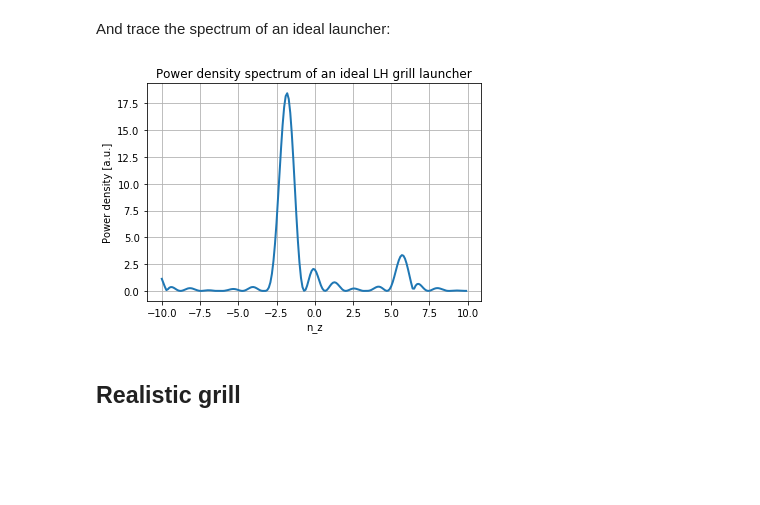
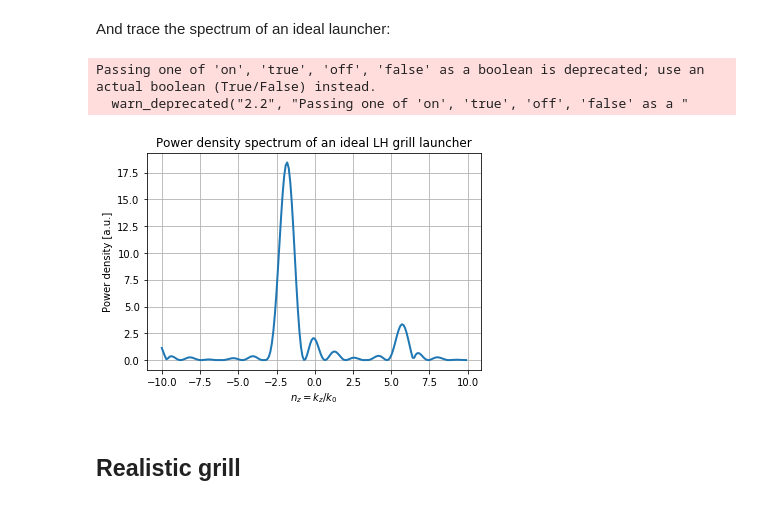
Before and after one commit to Hash--/documents, a Jupyter notebook: notebooks/TP Master Fusion/LH-Hands-on-multijunction.ipynb, the cells around one changed output. Drawn from its saved outputs; the diff is of its cells as text; code cells hidden in the pictures; blank space fills up the shorter version.

```diff
--- a/notebooks/TP Master Fusion/LH-Hands-on-multijunction.ipynb
+++ b/notebooks/TP Master Fusion/LH-Hands-on-multijunction.ipynb
@@ -75,14 +75,18 @@ And trace the spectrum of an ideal launcher:
 # %%
 nz, dP_ideal = ideal_spectrum(b=8e-3, e=2e-3, phi=pi/2, N=6)
 
 
 plot(nz, abs(dP_ideal), lw=2)
-xlabel('n_z');
+xlabel('$n_z=k_z/k_0$');
 ylabel('Power density [a.u.]');
 title('Power density spectrum of an ideal LH grill launcher')
 grid('on')
+
+plt.savefig('multijunction_ideal_spectrum.png', dpi=150)
 # %% [output]
+Passing one of 'on', 'true', 'off', 'false' as a boolean is deprecated; use an actual boolean (True/False) instead.
+  warn_deprecated("2.2", "Passing one of 'on', 'true', 'off', 'false' as a "
-[figure, old version]
+[figure, new version]
 # %% [markdown]
 ## Realistic grill
 # %% [markdown]
```
Also changed, not shown: parts of 5 cells of this notebook, 1 other file.
